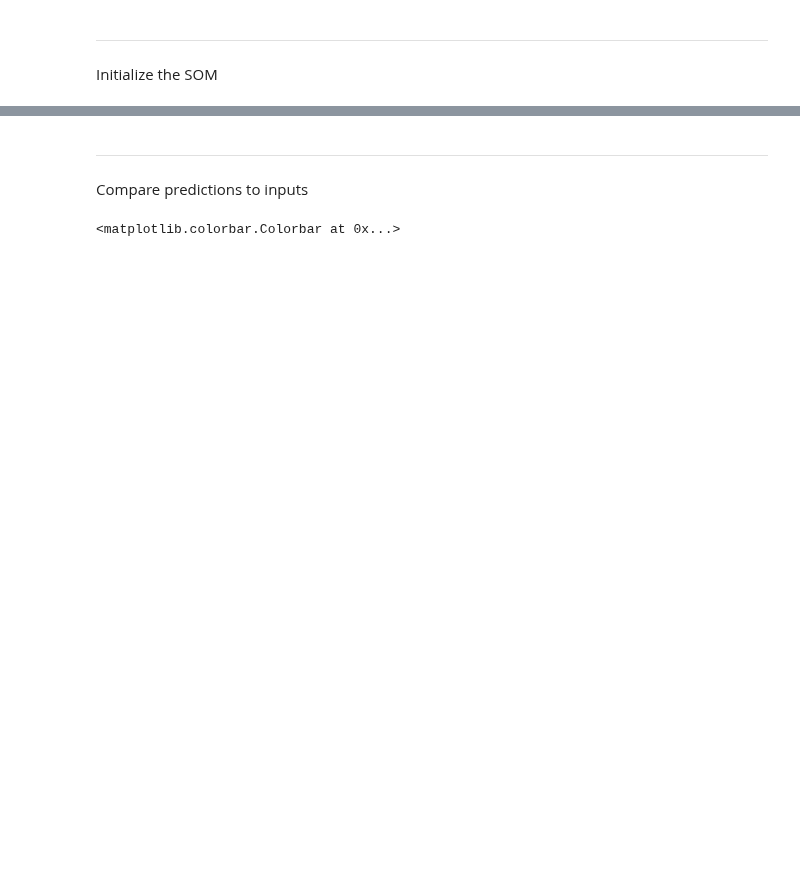
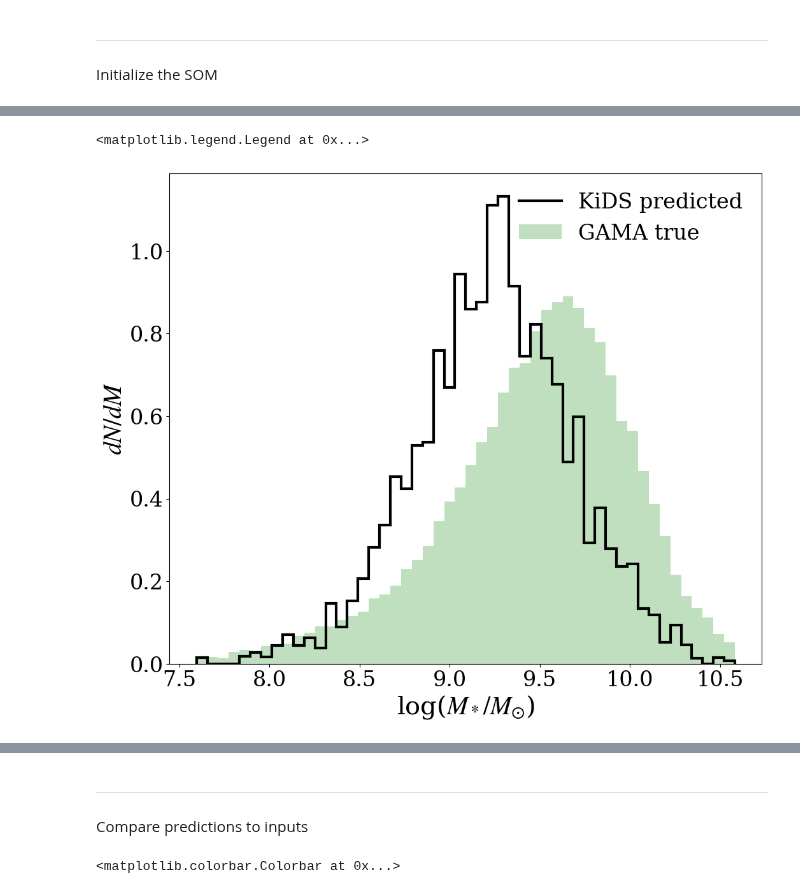
Before and after one commit to lsajkov/strw_mpdg, a Jupyter notebook: mpdg_run_som_KiDS_GAMA_DESI.ipynb, the cells around one changed output, grey strips where cells are left out. Saved outputs shown, nothing was run; the diff lists cells and outputs as text; code cells hidden in the pictures; blank space fills up the shorter version.

```diff
--- a/mpdg_run_som_KiDS_GAMA_DESI.ipynb
+++ b/mpdg_run_som_KiDS_GAMA_DESI.ipynb
@@ -301,0 +291,27 @@ np.save('/data2/lsajkov/mpdg/saved_soms/10Jul24/labeling_data',
+# %%
+log_mstar_pred = SOM.prediction_results[:, 0]
+redshift_pred = SOM.prediction_results[:, 1]
+# %%
+fig = plt.figure(figsize = (12, 10))
+ax = fig.add_subplot()
+
+vals, bins = np.histogram(log_mstar_pred, bins = 50,
+                          range = [np.nanmin(log_mstar_pred), np.nanmax(log_mstar_pred)],
+                          density = True)
+
+ax.stairs(vals, bins,
+          color = 'black', linewidth = 3,
+          label = 'KiDS predicted')
+
+ax.hist(input_labels['log_mstar'],
+        bins = bins, density = True, zorder = 0,
+        color = 'green', alpha = 0.25,
+        label = 'GAMA true')
+
+ax.set_xlabel('log($M_*/M_{\odot}$)')
+ax.set_ylabel('$dN/dM$')
+
+ax.legend(frameon = False)
+# %% [output]
+<matplotlib.legend.Legend at 0x...>
+[figure, added]
```
Also changed, not shown: parts of 17 cells of this notebook.
